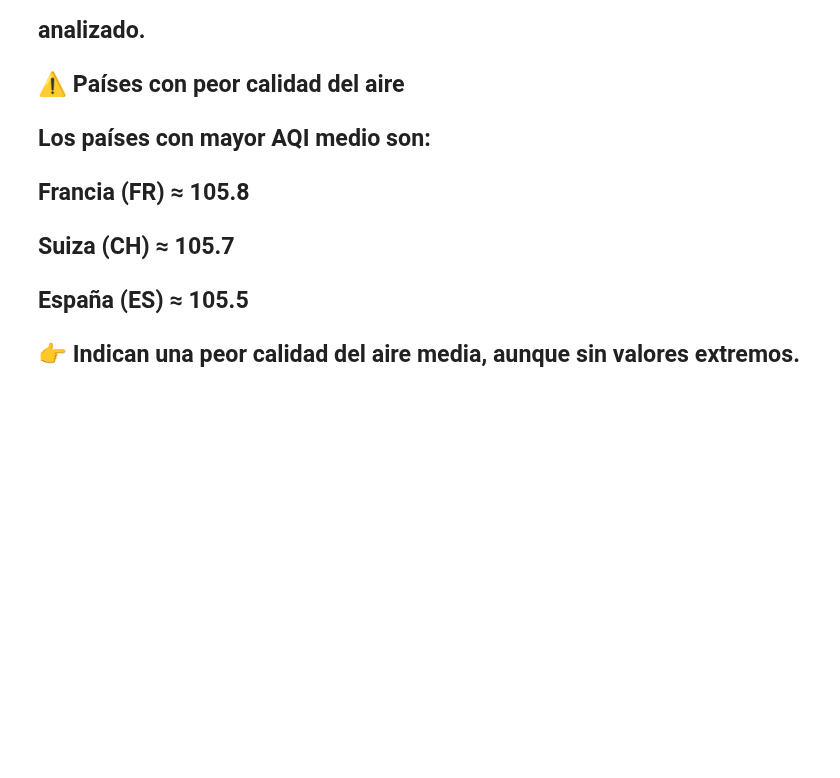
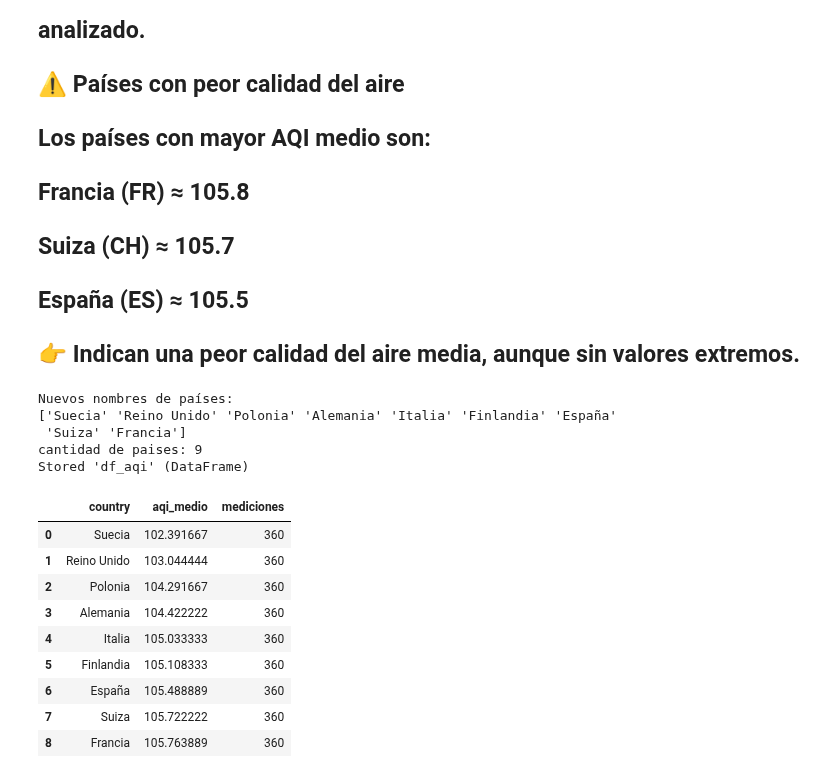
Before and after one commit to AntonioDavid333/Mental-Health-Data-Analysis, a Jupyter notebook: calidad_Global_del_Aire.ipynb, the cells around one changed output. Saved outputs shown, nothing was run; the diff lists cells and outputs as text; code cells hidden in the pictures; blank space fills up the shorter version.

```diff
--- a/calidad_Global_del_Aire.ipynb
+++ b/calidad_Global_del_Aire.ipynb
@@ -242,3 +242,38 @@ plt.show()
 ## España (ES) ≈ 105.5
 
 ## 👉 Indican una peor calidad del aire media, aunque sin valores extremos.
+# %%
+%store -r mapa_paises
+
+
+# REEMPLAZO DE PAISES POR LOS DEL DICCIONARIO IMPORTADO
+aqi_por_pais=aqi_por_pais.reset_index()
+aqi_por_pais['country'] = aqi_por_pais['country'].replace(mapa_paises)
+
+# VERIFICACIÓN
+print("Nuevos nombres de países:")
+print(aqi_por_pais['country'].unique())
+
+# MOSTRAR DATAFRAME ACTUALIZADO
+cantidad_paises=len(aqi_por_pais)
+print("cantidad de paises:",cantidad_paises)
+
+df_aqi=aqi_por_pais
+%store df_aqi
+df_aqi.head(cantidad_paises)
+# %% [output]
+Nuevos nombres de países:
+['Suecia' 'Reino Unido' 'Polonia' 'Alemania' 'Italia' 'Finlandia' 'España'
+ 'Suiza' 'Francia']
+cantidad de paises: 9
+Stored 'df_aqi' (DataFrame)
+|  | country | aqi_medio | mediciones |
+| 0 | Suecia | 102.391667 | 360 |
+| 1 | Reino Unido | 103.044444 | 360 |
+| 2 | Polonia | 104.291667 | 360 |
+| 3 | Alemania | 104.422222 | 360 |
+| 4 | Italia | 105.033333 | 360 |
+| 5 | Finlandia | 105.108333 | 360 |
+| 6 | España | 105.488889 | 360 |
+| 7 | Suiza | 105.722222 | 360 |
+| 8 | Francia | 105.763889 | 360 |
```
Also changed, not shown: parts of 1 cell of this notebook, 2 other files.
